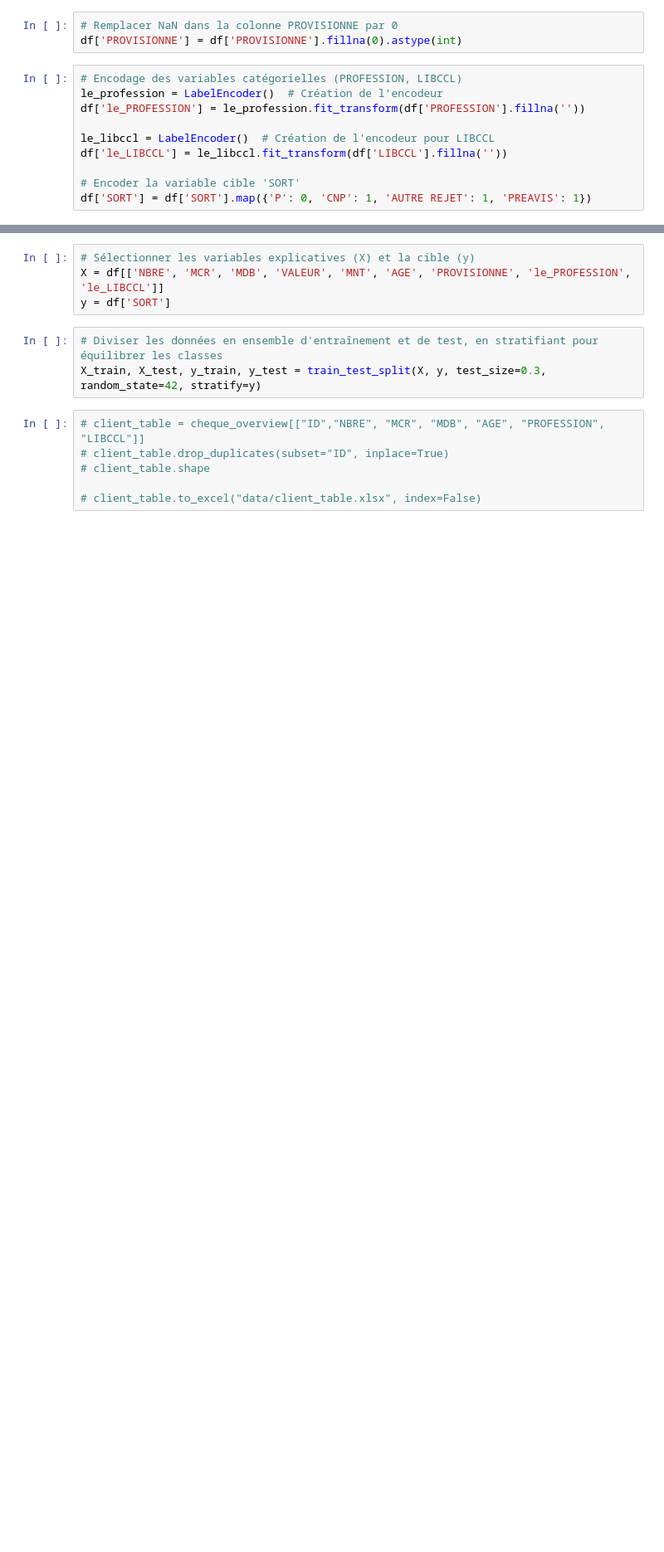
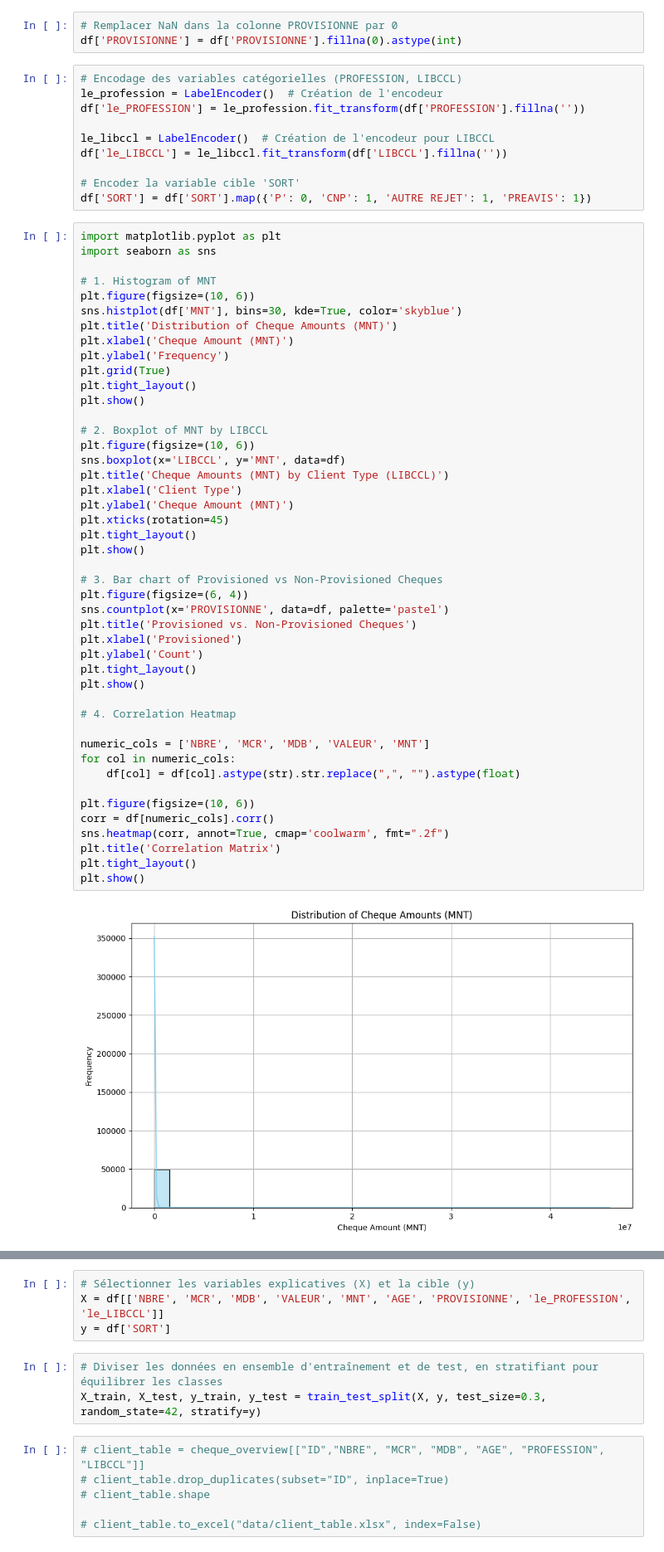
Before and after one commit to WissemZera/SystemeDePrediction, a Jupyter notebook: risk_prediction_check_payments.ipynb, the cells around one changed output, grey strips where cells are left out. Shown: that part at 83% size. Cells and saved outputs as stored; diff of their text form; blank space fills up the shorter version.

Commit message:
show the figures

```diff
--- a/risk_prediction_check_payments.ipynb
+++ b/risk_prediction_check_payments.ipynb
@@ -78,3 +78,50 @@ df['le_LIBCCL'] = le_libccl.fit_transform(df['LIBCCL'].fillna(''))
 
 # Encoder la variable cible 'SORT'
 df['SORT'] = df['SORT'].map({'P': 0, 'CNP': 1, 'AUTRE REJET': 1, 'PREAVIS': 1})
+# %%
+import matplotlib.pyplot as plt
+import seaborn as sns
+
+# 1. Histogram of MNT
+plt.figure(figsize=(10, 6))
+sns.histplot(df['MNT'], bins=30, kde=True, color='skyblue')
+plt.title('Distribution of Cheque Amounts (MNT)')
+plt.xlabel('Cheque Amount (MNT)')
+plt.ylabel('Frequency')
+plt.grid(True)
+plt.tight_layout()
+plt.show()
+
+# 2. Boxplot of MNT by LIBCCL
+plt.figure(figsize=(10, 6))
+sns.boxplot(x='LIBCCL', y='MNT', data=df)
+plt.title('Cheque Amounts (MNT) by Client Type (LIBCCL)')
+plt.xlabel('Client Type')
+plt.ylabel('Cheque Amount (MNT)')
+plt.xticks(rotation=45)
+plt.tight_layout()
+plt.show()
+
+# 3. Bar chart of Provisioned vs Non-Provisioned Cheques
+plt.figure(figsize=(6, 4))
+sns.countplot(x='PROVISIONNE', data=df, palette='pastel')
+plt.title('Provisioned vs. Non-Provisioned Cheques')
+plt.xlabel('Provisioned')
+plt.ylabel('Count')
+plt.tight_layout()
+plt.show()
+
+# 4. Correlation Heatmap
+
+numeric_cols = ['NBRE', 'MCR', 'MDB', 'VALEUR', 'MNT']
+for col in numeric_cols:
+    df[col] = df[col].astype(str).str.replace(",", "").astype(float)
+
+plt.figure(figsize=(10, 6))
+corr = df[numeric_cols].corr()
+sns.heatmap(corr, annot=True, cmap='coolwarm', fmt=".2f")
+plt.title('Correlation Matrix')
+plt.tight_layout()
+plt.show()
+# %% [output]
+[figure, added]
```
Also changed, not shown: parts of 1 cell of this notebook.
